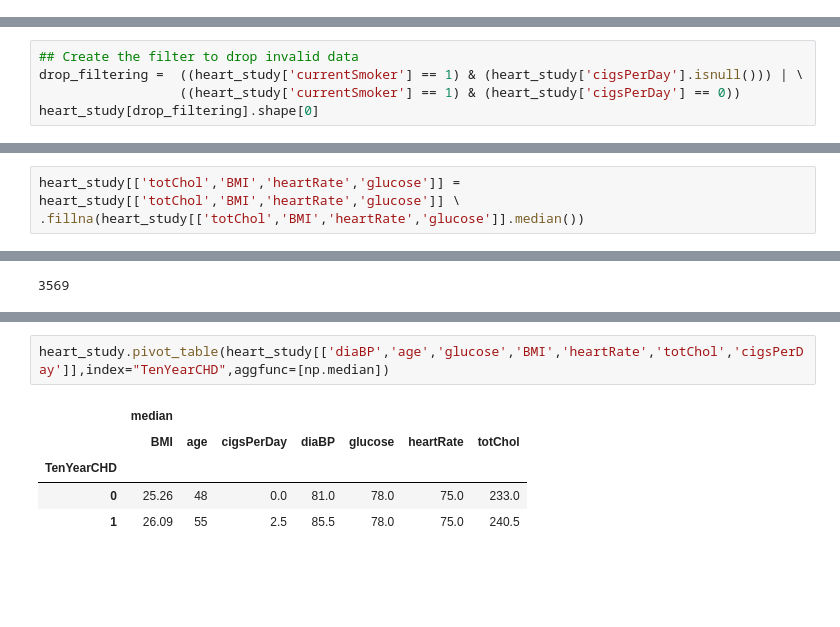
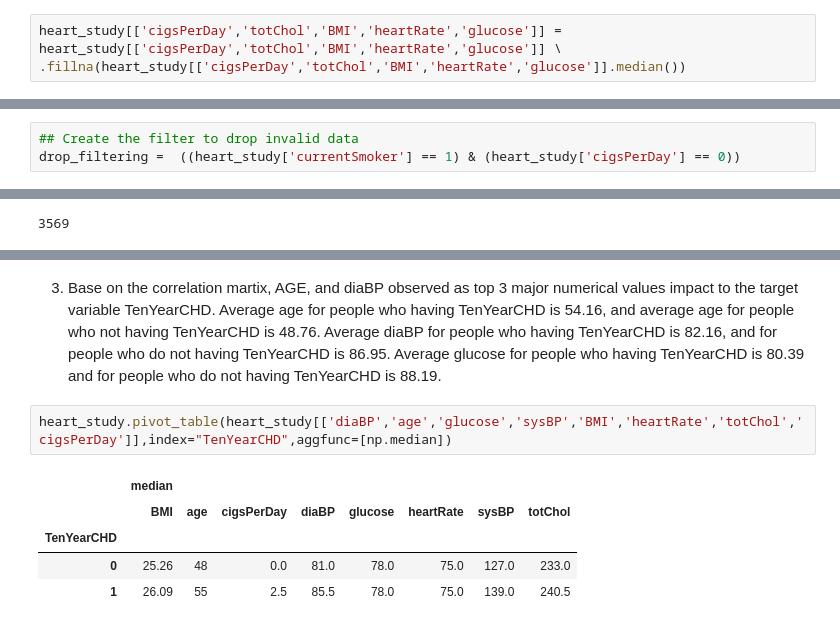
Before and after one commit to yicjiang/H-and-M2, a Jupyter notebook: Assignment3_Yicheng_Jiang.ipynb, the cells around one changed output, grey strips where cells are left out. Cells and saved outputs as stored; diff of their text form; blank space fills up the shorter version.

```diff
--- a/Assignment3_Yicheng_Jiang.ipynb
+++ b/Assignment3_Yicheng_Jiang.ipynb
@@ -107,0 +117,3 @@ In order to make sure people who is a currentSmoker has value that greater than
+# %%
+heart_study[['cigsPerDay','totChol','BMI','heartRate','glucose']] = heart_study[['cigsPerDay','totChol','BMI','heartRate','glucose']] \
+.fillna(heart_study[['cigsPerDay','totChol','BMI','heartRate','glucose']].median())
@@ -120,5 +191,3 @@ As the result, 29 rows with currentSmoker is 1 but has invalid data or null in c
 # %%
 ## Create the filter to drop invalid data
-drop_filtering =  ((heart_study['currentSmoker'] == 1) & (heart_study['cigsPerDay'].isnull())) | \
-                  ((heart_study['currentSmoker'] == 1) & (heart_study['cigsPerDay'] == 0))
-heart_study[drop_filtering].shape[0]
+drop_filtering =  ((heart_study['currentSmoker'] == 1) & (heart_study['cigsPerDay'] == 0))
@@ -189,3 +212,0 @@ heart_study['BPMeds'].isnull().sum()
-# %%
-heart_study[['totChol','BMI','heartRate','glucose']] = heart_study[['totChol','BMI','heartRate','glucose']] \
-.fillna(heart_study[['totChol','BMI','heartRate','glucose']].median())
@@ -222,8 +282,10 @@ heart_study[heart_study['TenYearCHD'] == 0].shape[0]
+# %% [markdown]
+3. Base on the correlation martix, AGE, and diaBP observed as top 3 major numerical values impact to the target variable TenYearCHD. Average age for people who having TenYearCHD is 54.16, and average age for people who not having TenYearCHD is 48.76. Average diaBP for people who having TenYearCHD is 82.16, and for people who do not having TenYearCHD is 86.95. Average glucose for people who having TenYearCHD is 80.39 and for people who do not having TenYearCHD is 88.19.
 # %%
-heart_study.pivot_table(heart_study[['diaBP','age','glucose','BMI','heartRate','totChol','cigsPerDay']],index="TenYearCHD",aggfunc=[np.median])
+heart_study.pivot_table(heart_study[['diaBP','age','glucose','sysBP','BMI','heartRate','totChol','cigsPerDay']],index="TenYearCHD",aggfunc=[np.median])
 # %% [output]
-|  | median |  |  |  |  |  |  |
-|  | BMI | age | cigsPerDay | diaBP | glucose | heartRate | totChol |
-| TenYearCHD |  |  |  |  |  |  |  |
-| 0 | 25.26 | 48 | 0.0 | 81.0 | 78.0 | 75.0 | 233.0 |
-| 1 | 26.09 | 55 | 2.5 | 85.5 | 78.0 | 75.0 | 240.5 |
+|  | median |  |  |  |  |  |  |  |
+|  | BMI | age | cigsPerDay | diaBP | glucose | heartRate | sysBP | totChol |
+| TenYearCHD |  |  |  |  |  |  |  |  |
+| 0 | 25.26 | 48 | 0.0 | 81.0 | 78.0 | 75.0 | 127.0 | 233.0 |
+| 1 | 26.09 | 55 | 2.5 | 85.5 | 78.0 | 75.0 | 139.0 | 240.5 |
```
Also changed, not shown: parts of 57 cells of this notebook.
